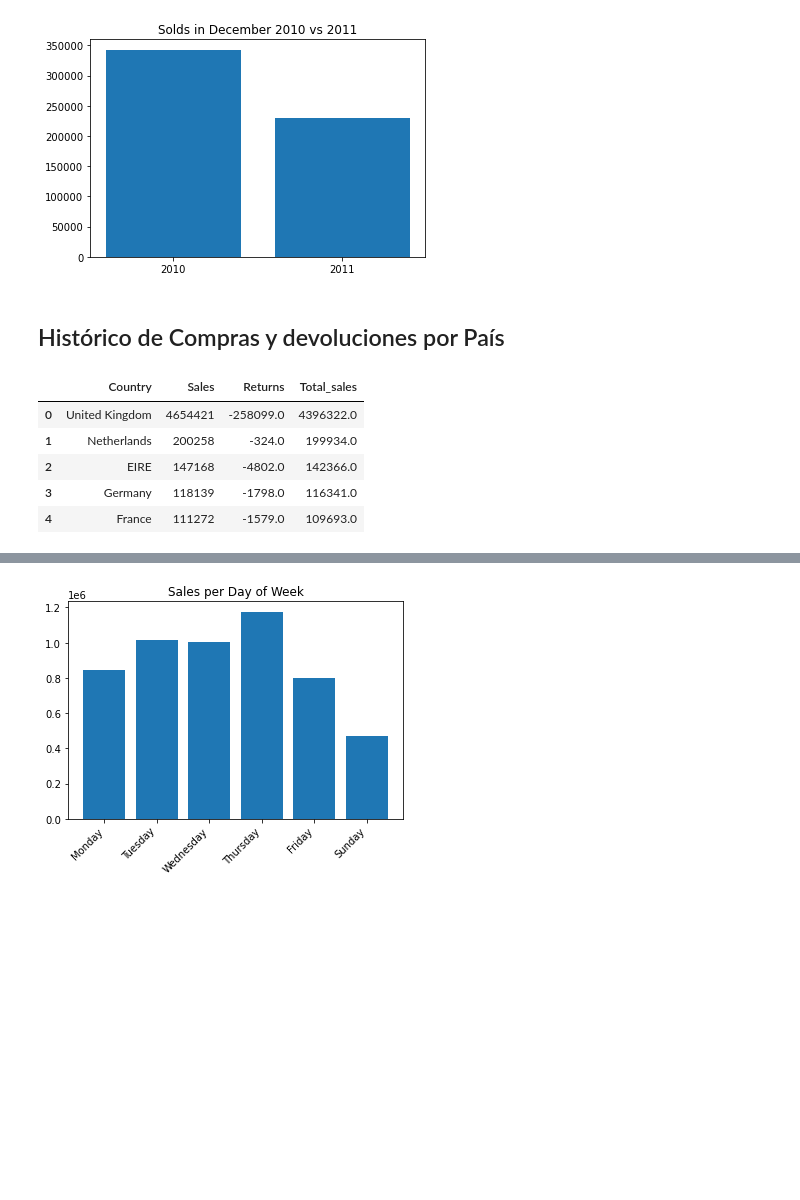
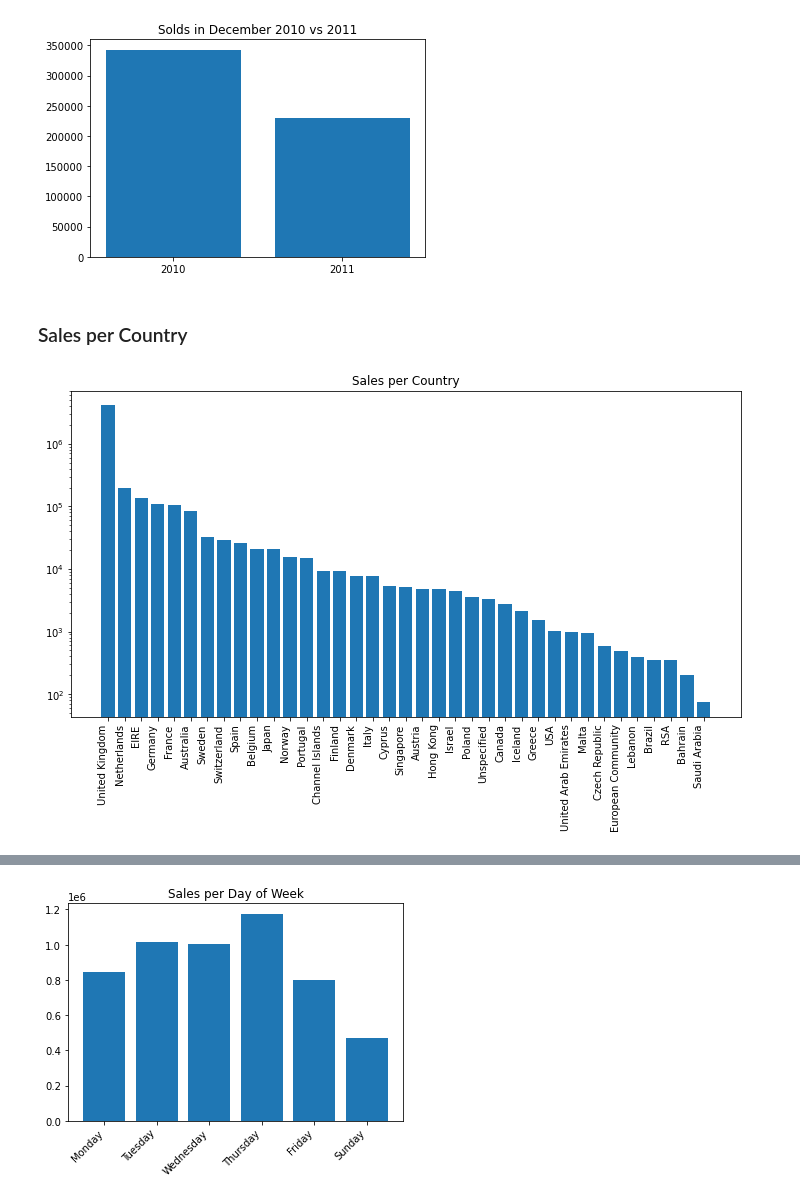
Before and after one commit to AnnLivio/EDA_on_retail_data, a Jupyter notebook: online_retail.ipynb, the cells around one changed output, grey strips where cells are left out. Drawn from its saved outputs; the diff is of its cells as text; code cells hidden in the pictures; blank space fills up the shorter version.

```diff
--- a/online_retail.ipynb
+++ b/online_retail.ipynb
@@ -403,26 +418,27 @@ plt.title('Solds in December 2010 vs 2011')
 plt.show()
 # %% [output]
 [figure]
-# %% [markdown]
-## Histórico de Compras y devoluciones por País
-# %%
-#Returns per Country
-returns = df.query('Quantity <0').groupby('Country')['Quantity'].sum().reset_index().sort_values('Quantity')
-returns.rename(columns={'Quantity':'Returns'}, inplace=True)
-
-#Sales per Country
-sales= df.query('Quantity > 0').groupby('Country')['Quantity'].sum().reset_index().sort_values('Quantity', ascending=False)
-sales.rename(columns={'Quantity':'Sales'}, inplace=True)
-
-
-df_1 = sales.merge(returns, on='Country', how='left').fillna(0)
-df_1['Total_sales'] = df_1['Sales'] + df_1['Returns']
-df_1.sort_values('Total_sales', ascending=False).head()
-# %% [output]
-|  | Country | Sales | Returns | Total_sales |
-| 0 | United Kingdom | 4654421 | -258099.0 | 4396322.0 |
-| 1 | Netherlands | 200258 | -324.0 | 199934.0 |
-| 2 | EIRE | 147168 | -4802.0 | 142366.0 |
-| 3 | Germany | 118139 | -1798.0 | 116341.0 |
-| 4 | France | 111272 | -1579.0 | 109693.0 |
+# %% [markdown]
+### Sales per Country
+# %%
+#Sales per Country 2011
+results = df[df['Year']==2011].groupby('Country').sum().sort_values('Quantity', ascending=False)
+
+#Exclude United Kingdom
+#results = results.iloc[1:30,]
+
+countries = [i for i in results.index]
+
+plt.figure(figsize=(12,6))
+plt.bar(countries, results['Quantity'])
+
+plt.title('Sales per Country')
+
+plt.xticks(rotation='vertical', horizontalalignment='right')
+
+plt.yscale('log')
+
+plt.show()
+# %% [output]
+[figure, added]
 # %% [markdown]
```
Also changed, not shown: parts of 41 cells of this notebook.
